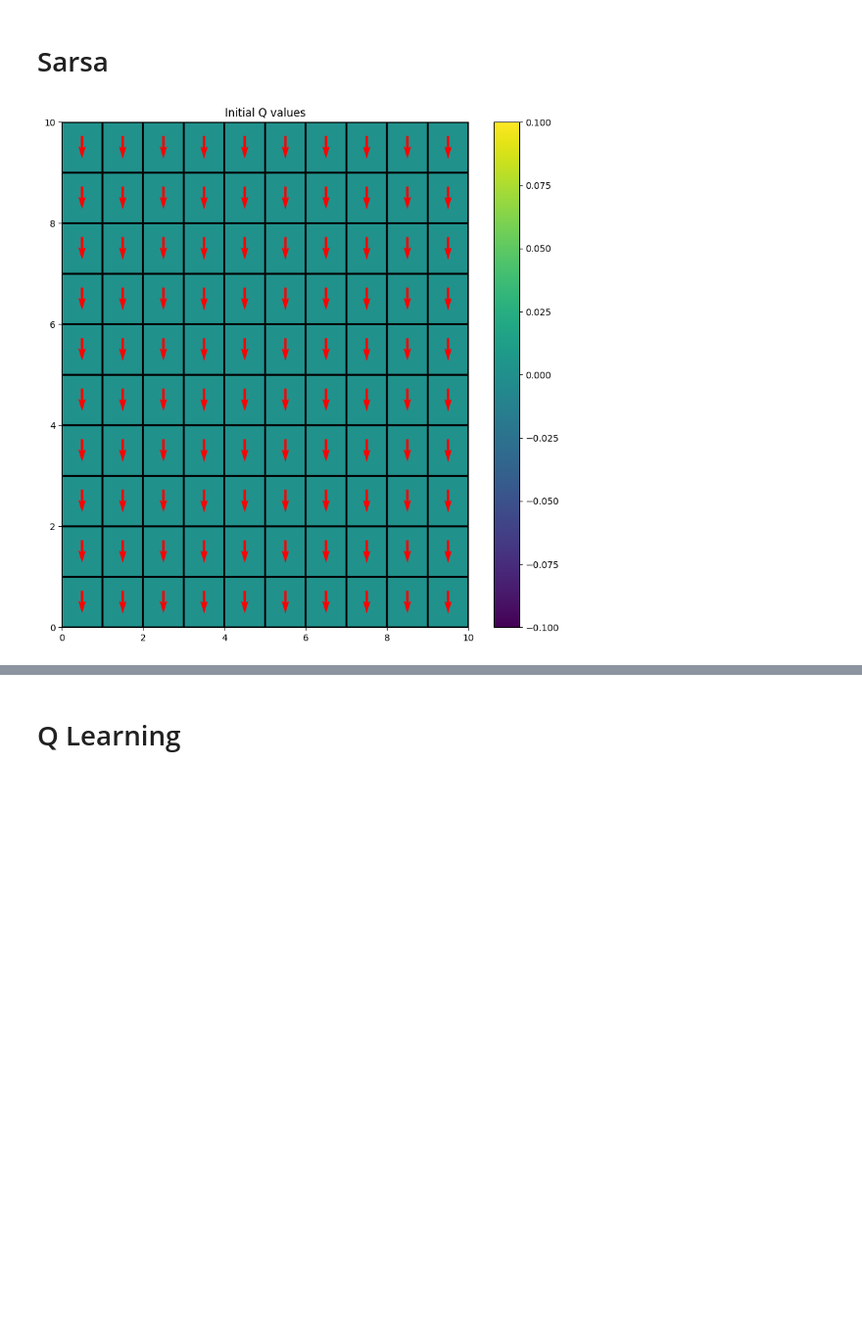
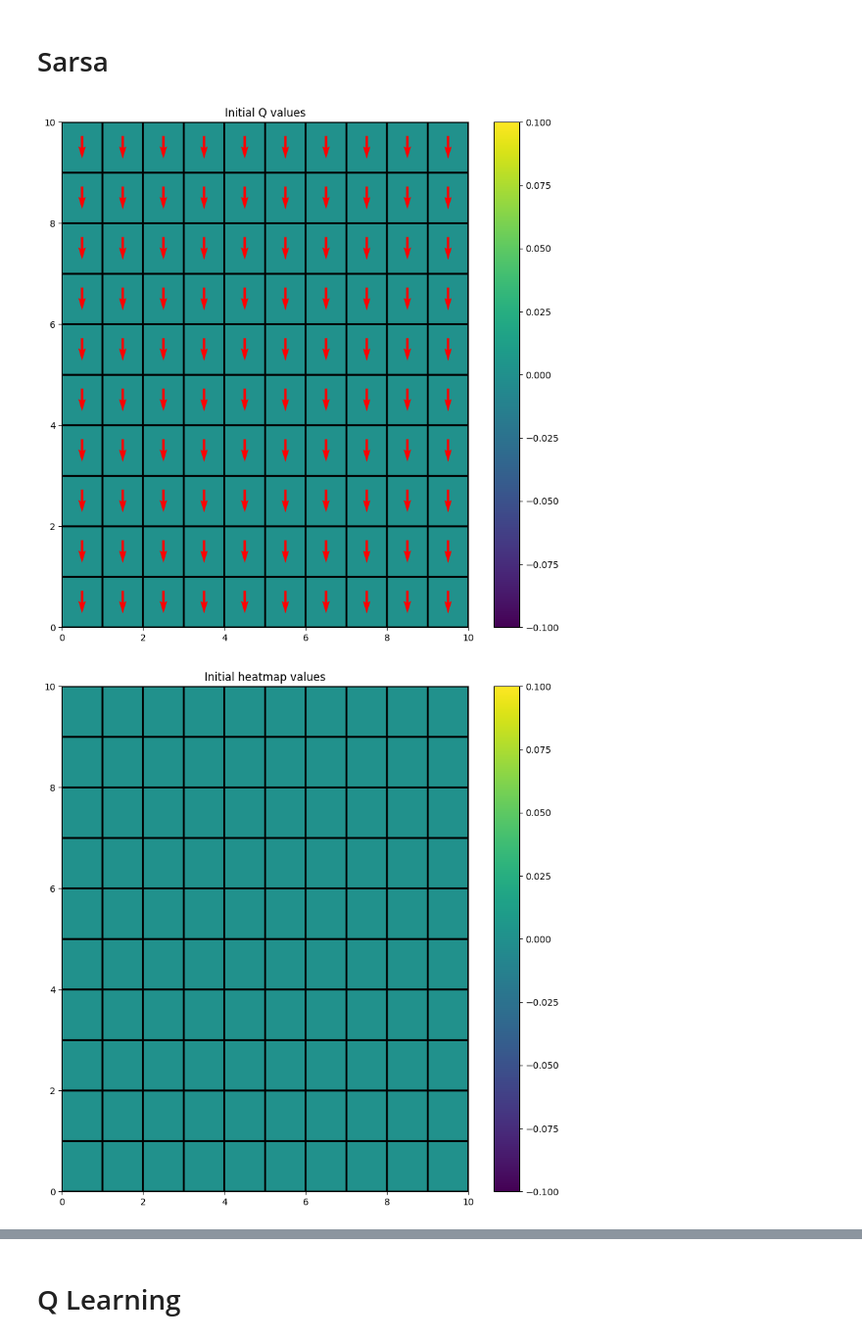
Before and after one commit to sooraj-srini/RL-pa1, a Jupyter notebook: GridWorld_PA1.ipynb, the cells around one changed output, grey strips where cells are left out. Shown at 98% size. Drawn from its saved outputs; the diff is of its cells as text; code cells hidden in the pictures; blank space fills up the shorter version.

```diff
--- a/GridWorld_PA1.ipynb
+++ b/GridWorld_PA1.ipynb
@@ -344,6 +344,7 @@ params = [(a, g, p) for a in alpha for g in gamma for p in policy]
 # %%
 # Q values
 Q = np.zeros((num_rows, num_cols, 4))
+heatmap = np.zeros((num_rows, num_cols))
 episodes = 5000
 
 def plot_Q(Q, message = "Q plot"):
@@ -360,32 +361,57 @@ def plot_Q(Q, message = "Q plot"):
         if a in [3, 2]:
             return 0
         return 1 if a == 1 else -1
     policy = Q.argmax(-1)
     policyx = np.vectorize(x_direct)(policy)
     policyy = np.vectorize(y_direct)(policy)
     idx = np.indices(policy.shape)
     plt.quiver(idx[1].ravel()+0.5, idx[0].ravel()+0.5, policyx.ravel(), policyy.ravel(), pivot="middle", color='red')
     plt.show()
 
 
+def plot_heatmap(Q, message = "Q plot"):
+
+    plt.figure(figsize=(10,10))
+    plt.title(message)
+    plt.pcolor(Q, edgecolors='k', linewidths=2)
+    plt.colorbar()
+    # def x_direct(a):
+    #     if a in [0, 1]:
+    #         return 0
+    #     return 1 if a == 3 else -1
+    # def y_direct(a):
+    #     if a in [3, 2]:
+    #         return 0
+    #     return 1 if a == 1 else -1
+    # policy = Q
+    # policyx = np.vectorize(x_direct)(policy)
+    # policyy = np.vectorize(y_direct)(policy)
+    # idx = np.indices(policy.shape)
+    # plt.quiver(idx[1].ravel()+0.5, idx[0].ravel()+0.5, policyx.ravel(), policyy.ravel(), pivot="middle", color='red')
+    plt.show()
+
+
+
 def clear_output(wait=False):
     """Clear the output of the current cell receiving output.
 
     Parameters
     ----------
     wait : bool [default: false]
         Wait to clear the output until new output is available to replace it."""
     from IPython.core.interactiveshell import InteractiveShell
     if InteractiveShell.initialized():
         InteractiveShell.instance().display_pub.clear_output(wait)
     else:
         print('\033[2K\r', end='')
         sys.stdout.flush()
         print('\033[2K\r', end='')
         sys.stderr.flush()
 
 plot_Q(Q, "Initial Q values")
+plot_heatmap(heatmap, "Initial heatmap values")
 # %% [output]
 [figure]
+[figure, added]
 # %%
 # constants
```
Also changed, not shown: parts of 7 cells of this notebook.
